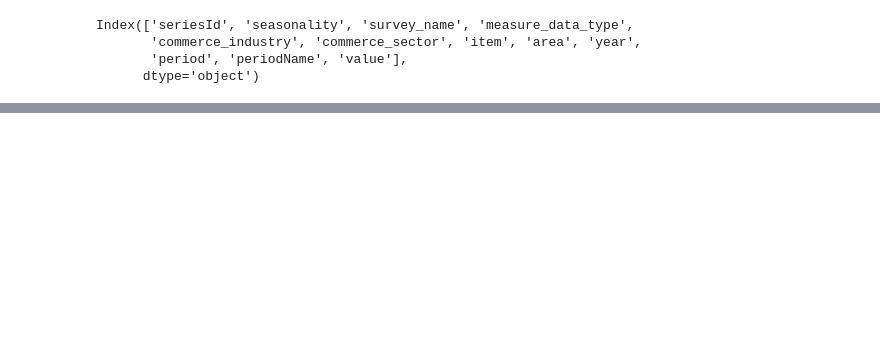
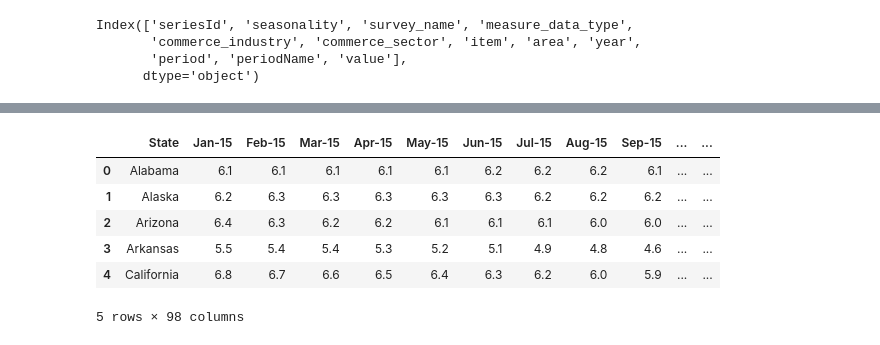
Before and after one commit to aumekubo2/SHAAL, a Jupyter notebook: Andreia/Project1_AU/Untitled.ipynb, the cells around one changed output, grey strips where cells are left out. Cells and saved outputs as stored; diff of their text form; code cells hidden in the pictures; blank space fills up the shorter version.

```diff
--- a/Andreia/Project1_AU/Untitled.ipynb
+++ b/Andreia/Project1_AU/Untitled.ipynb
@@ -787,0 +531,12 @@ fig_infl.show()
+# %%
+#https://data.bls.gov/apps/covid-dashboard/home.htm
+state_unp_rate_df = pd.read_csv("State_unemployement_rate.bls_table.csv")
+state_unp_rate_df.head()
+# %% [output]
+|  | State | Jan-15 | Feb-15 | Mar-15 | Apr-15 | May-15 | Jun-15 | Jul-15 | Aug-15 | Sep-15 | ... | ... |
+| 0 | Alabama | 6.1 | 6.1 | 6.1 | 6.1 | 6.1 | 6.2 | 6.2 | 6.2 | 6.1 | ... | ... |
+| 1 | Alaska | 6.2 | 6.3 | 6.3 | 6.3 | 6.3 | 6.3 | 6.2 | 6.2 | 6.2 | ... | ... |
+| 2 | Arizona | 6.4 | 6.3 | 6.2 | 6.2 | 6.1 | 6.1 | 6.1 | 6.0 | 6.0 | ... | ... |
+| 3 | Arkansas | 5.5 | 5.4 | 5.4 | 5.3 | 5.2 | 5.1 | 4.9 | 4.8 | 4.6 | ... | ... |
+| 4 | California | 6.8 | 6.7 | 6.6 | 6.5 | 6.4 | 6.3 | 6.2 | 6.0 | 5.9 | ... | ... |
+5 rows × 98 columns
```
Also changed, not shown: parts of 30 cells of this notebook, 21 other files.
